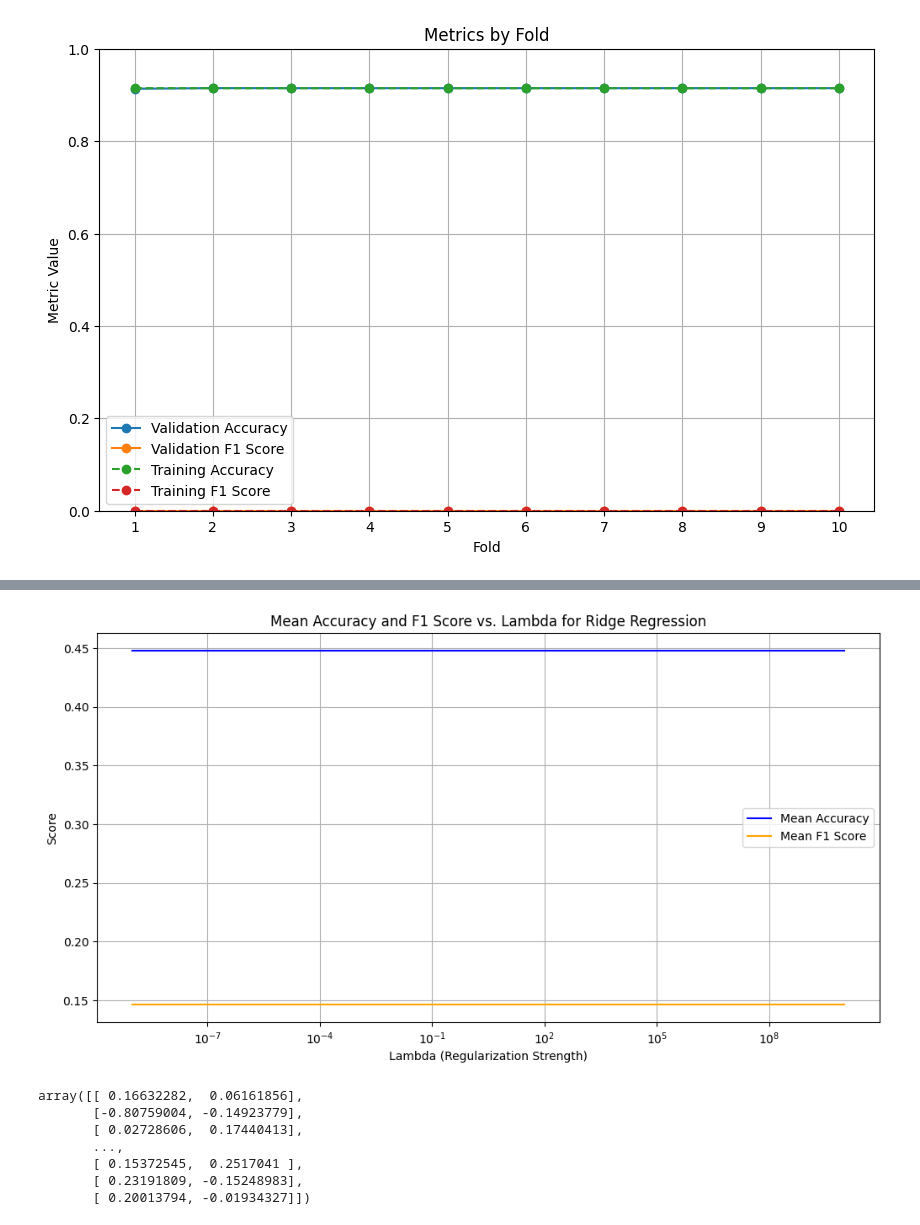
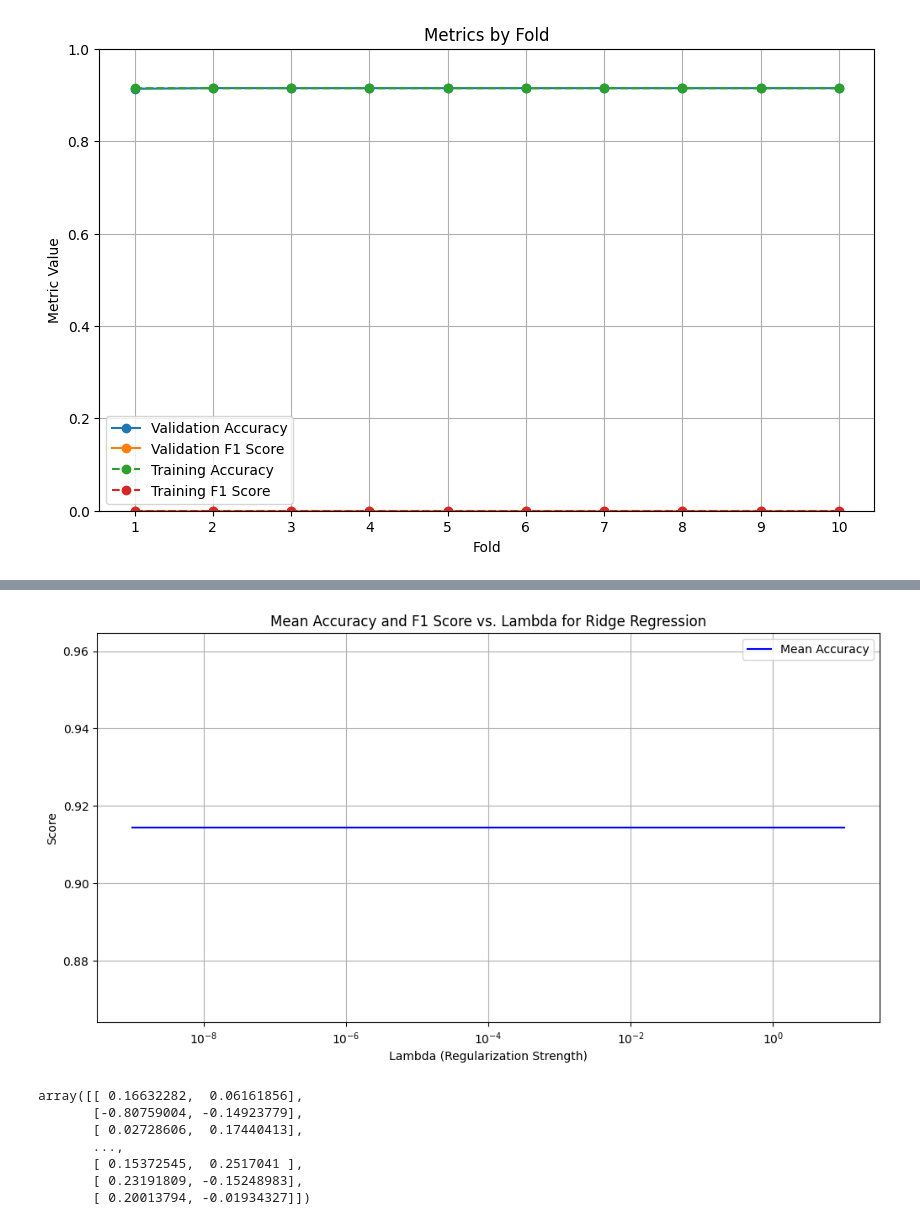
Before and after one commit to 8gabri8/heart_attack_ML, a Jupyter notebook: EDA.ipynb, the cells around one changed output, grey strips where cells are left out. Saved outputs shown, nothing was run; the diff lists cells and outputs as text; code cells hidden in the pictures.

Commit message:
f1 score

```diff
--- a/EDA.ipynb
+++ b/EDA.ipynb
@@ -192,9 +192,11 @@ for col_name in df_filtered.columns:
 
     if type_feature == "continous":
         # Replace NaN values with the mean of the feature
-        mean_value = df_filtered[col_name].mean()
+            # but the mean shpodun not be calculayed using the NaN-symols, otherwise the men will be skewed
+        df_filtered[col_name] = df_filtered[col_name].replace(nan_symbol, None)  # Replace NaN symbols with Mean
+            # in these way "9999" will not be used for clauclatignthe means
+        mean_value = df_filtered[col_name].mean() # ATTENTION TO NOT OCUNT NAN
         df_filtered[col_name] = df_filtered[col_name].fillna(mean_value)  # Replace NaN with Mean
-        df_filtered[col_name] = df_filtered[col_name].replace(nan_symbol, mean_value)  # Replace NaN symbols with Mean
 
     elif type_feature == "discrete":
         # Handle NaN values for discrete features
@@ -292,20 +292,24 @@ ATTENTION:
 continuous_keys = [key for key, value in data_dict.items() if value[1] == "continous"]
 normalization = "minmax" #minmax, z-score, nothing, robust_scalar
 
+print("values before normalization:\n")
+display(df_filtered[continuous_keys])
+
 # Normalization Techniques
 # 1. Min-Max Scaling
-for key in continuous_keys:
-    column = df_filtered[key]
-    mean_value = np.nanmean(column)  # Calculate mean ignoring NaNs
-    column[np.isnan(column)] = mean_value  # Replace NaNs with mean
+if normalization == "minmax":
+    for key in continuous_keys:
+        column = df_filtered[key]
+        mean_value = np.nanmean(column)  # Calculate mean ignoring NaNs
+        column[np.isnan(column)] = mean_value  # Replace NaNs with mean
 
-    # Min-Max Normalization
-    min_value = np.min(column)
-    max_value = np.max(column)
-    column = (column - min_value) / (max_value - min_value)
+        # Min-Max Normalization
+        min_value = np.min(column)
+        max_value = np.max(column)
+        column = (column - min_value) / (max_value - min_value)
 
-    # Update the column in df_filtered
-    df_filtered[key] = column
+        # Update the column in df_filtered
+        df_filtered[key] = column
 
 # 2. Z-score
 if False:
@@ -371,23 +389,26 @@ x_train,x_test,y_train,train_ids,test_ids = load_csv_data("data/dataset", sub_sa
 d = df_filtered
 
 d = d.drop("Id", axis=1)
+print(d.dtypes.unique())
+
+# Convert boolean columns to integers
+for col in d.select_dtypes(include=['bool']).columns:
+    d[col] = d[col].astype(int)
+
 
 use = 0
 
 if use == 0:
     # Use all varibales
-    display(d)
     x_train = d.to_numpy()
 if use == 1:
     # Only use continuos variables
     continuous_keys = [key for key, value in data_dict.items() if value[1] == "continous"]
     d = d[continuous_keys]
-    display(d)
     x_train = d.to_numpy()
 if use == 2:
     # Only use BMI and AGE80
     d = d[["_AGE80", "_BMI5"]]
-    display(d)
     x_train = d.to_numpy()
 if use == 3:
     # Only use continuos variables
@@ -409,6 +430,8 @@ if use == 5:
     x_train = pca(x_train, variance_threshold=0.8)
 
 
+print(y_train.dtype)
+print(x_train.dtype)
 display(x_train)
 print(x_train.shape)
 # %% [output]
@@ -628,7 +641,7 @@ plt.show()
 # %%
 mean_accuracies = []
 mean_f1_scores = []
-lambdas = np.logspace(-9, 10, 500)
+lambdas = np.logspace(-9, 1, 100)
 
 
 for lambda_ridge in lambdas:
@@ -649,7 +662,7 @@ for lambda_ridge in lambdas:
 # Plotting
 plt.figure(figsize=(12, 6))
 plt.plot(lambdas, mean_accuracies, label='Mean Accuracy', color='blue')
-plt.plot(lambdas, mean_f1_scores, label='Mean F1 Score', color='orange')
+#plt.plot(lambdas, mean_f1_scores, label='Mean F1 Score', color='orange')
 
 plt.xscale('log')  # Log scale for lambda
 plt.xlabel('Lambda (Regularization Strength)')
@@ -679,4 +692,4 @@ Fold 5/10: Validation Loss=0.5008057539232473, Accur
-[figure, old version]
+[figure, new version]
 # %%
 x_pca = pca(x_train, variance_threshold=1)
 x_pca = x_pca[:,:2]
```
Also changed, not shown: parts of 6 cells of this notebook.
